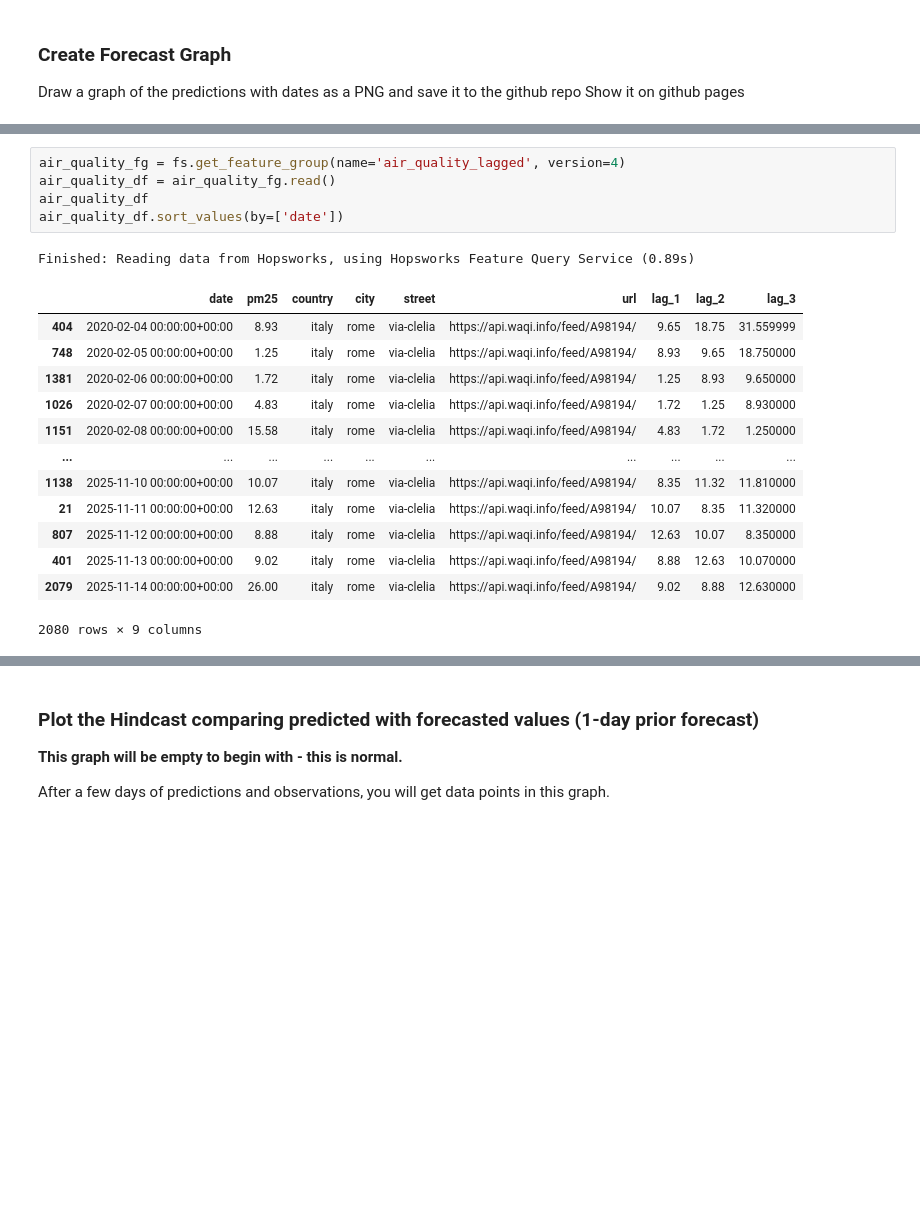
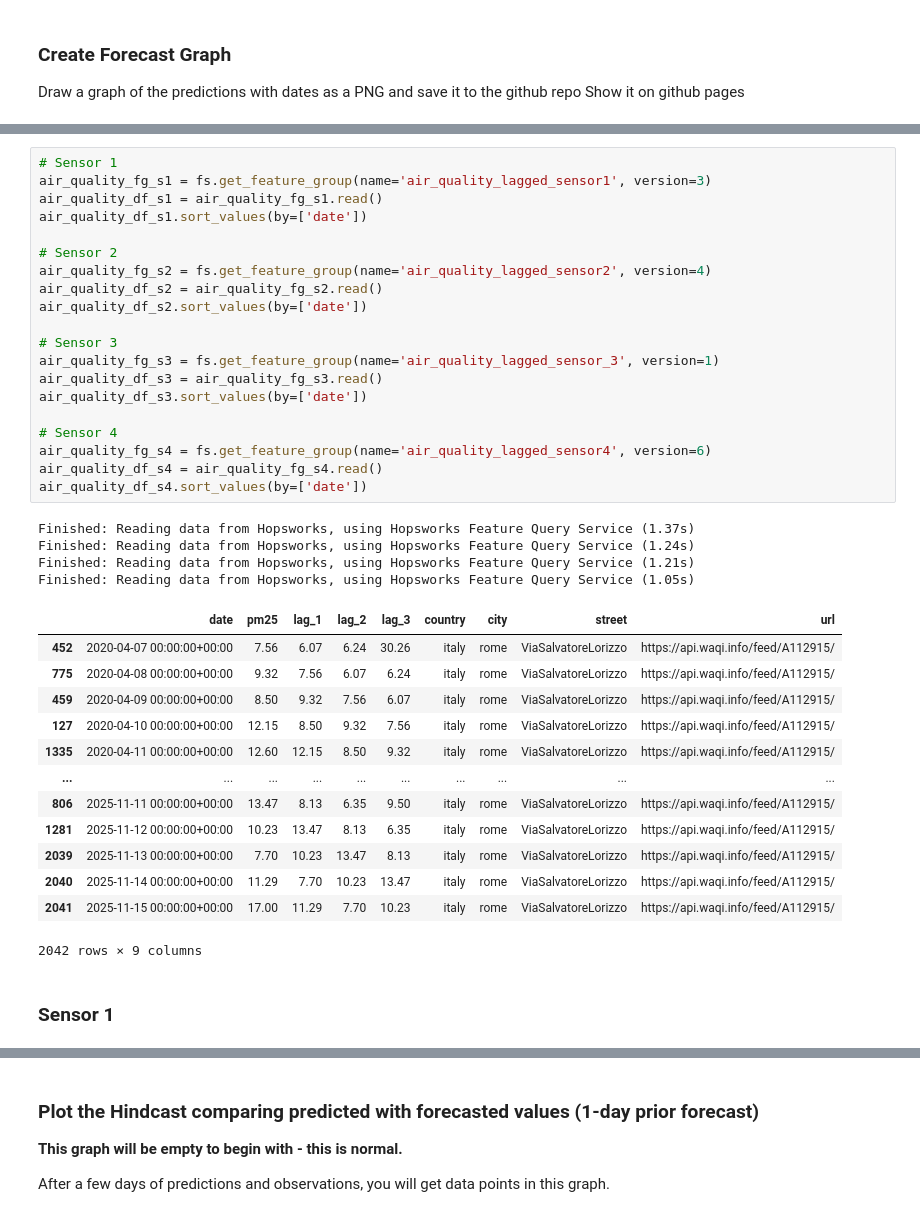
Before and after one commit to klari26/mlfs-book, a Jupyter notebook: notebooks/airquality/4_air_quality_batch_inference.ipynb, the cells around one changed output, grey strips where cells are left out. Drawn from its saved outputs; the diff is of its cells as text; blank space fills up the shorter version.

```diff
--- a/notebooks/airquality/4_air_quality_batch_inference.ipynb
+++ b/notebooks/airquality/4_air_quality_batch_inference.ipynb
@@ -355,21 +902,41 @@ Finished: Reading data from Hopsworks, using Hopsworks Feature Query Service (1.
 # %%
-air_quality_fg = fs.get_feature_group(name='air_quality_lagged', version=4)
-air_quality_df = air_quality_fg.read()
-air_quality_df
-air_quality_df.sort_values(by=['date'])
+# Sensor 1
+air_quality_fg_s1 = fs.get_feature_group(name='air_quality_lagged_sensor1', version=3)
+air_quality_df_s1 = air_quality_fg_s1.read()
+air_quality_df_s1.sort_values(by=['date'])
+
+# Sensor 2
+air_quality_fg_s2 = fs.get_feature_group(name='air_quality_lagged_sensor2', version=4)
+air_quality_df_s2 = air_quality_fg_s2.read()
+air_quality_df_s2.sort_values(by=['date'])
+
+# Sensor 3
+air_quality_fg_s3 = fs.get_feature_group(name='air_quality_lagged_sensor_3', version=1)
+air_quality_df_s3 = air_quality_fg_s3.read()
+air_quality_df_s3.sort_values(by=['date'])
+
+# Sensor 4
+air_quality_fg_s4 = fs.get_feature_group(name='air_quality_lagged_sensor4', version=6)
+air_quality_df_s4 = air_quality_fg_s4.read()
+air_quality_df_s4.sort_values(by=['date'])
 # %% [output]
-Finished: Reading data from Hopsworks, using Hopsworks Feature Query Service (0.89s)
+Finished: Reading data from Hopsworks, using Hopsworks Feature Query Service (1.37s)
+Finished: Reading data from Hopsworks, using Hopsworks Feature Query Service (1.24s)
+Finished: Reading data from Hopsworks, using Hopsworks Feature Query Service (1.21s)
+Finished: Reading data from Hopsworks, using Hopsworks Feature Query Service (1.05s)
-|  | date | pm25 | country | city | street | url | lag_1 | lag_2 | lag_3 |
-| 404 | 2020-02-04 00:00:00+00:00 | 8.93 | italy | rome | via-clelia | https://api.waqi.info/feed/A98194/ | 9.65 | 18.75 | 31.559999 |
-| 748 | 2020-02-05 00:00:00+00:00 | 1.25 | italy | rome | via-clelia | https://api.waqi.info/feed/A98194/ | 8.93 | 9.65 | 18.750000 |
-| 1381 | 2020-02-06 00:00:00+00:00 | 1.72 | italy | rome | via-clelia | https://api.waqi.info/feed/A98194/ | 1.25 | 8.93 | 9.650000 |
-| 1026 | 2020-02-07 00:00:00+00:00 | 4.83 | italy | rome | via-clelia | https://api.waqi.info/feed/A98194/ | 1.72 | 1.25 | 8.930000 |
-| 1151 | 2020-02-08 00:00:00+00:00 | 15.58 | italy | rome | via-clelia | https://api.waqi.info/feed/A98194/ | 4.83 | 1.72 | 1.250000 |
+|  | date | pm25 | lag_1 | lag_2 | lag_3 | country | city | street | url |
+| 452 | 2020-04-07 00:00:00+00:00 | 7.56 | 6.07 | 6.24 | 30.26 | italy | rome | ViaSalvatoreLorizzo | https://api.waqi.info/feed/A112915/ |
+| 775 | 2020-04-08 00:00:00+00:00 | 9.32 | 7.56 | 6.07 | 6.24 | italy | rome | ViaSalvatoreLorizzo | https://api.waqi.info/feed/A112915/ |
+| 459 | 2020-04-09 00:00:00+00:00 | 8.50 | 9.32 | 7.56 | 6.07 | italy | rome | ViaSalvatoreLorizzo | https://api.waqi.info/feed/A112915/ |
+| 127 | 2020-04-10 00:00:00+00:00 | 12.15 | 8.50 | 9.32 | 7.56 | italy | rome | ViaSalvatoreLorizzo | https://api.waqi.info/feed/A112915/ |
+| 1335 | 2020-04-11 00:00:00+00:00 | 12.60 | 12.15 | 8.50 | 9.32 | italy | rome | ViaSalvatoreLorizzo | https://api.waqi.info/feed/A112915/ |
 | ... | ... | ... | ... | ... | ... | ... | ... | ... | ... |
-| 1138 | 2025-11-10 00:00:00+00:00 | 10.07 | italy | rome | via-clelia | https://api.waqi.info/feed/A98194/ | 8.35 | 11.32 | 11.810000 |
-| 21 | 2025-11-11 00:00:00+00:00 | 12.63 | italy | rome | via-clelia | https://api.waqi.info/feed/A98194/ | 10.07 | 8.35 | 11.320000 |
-| 807 | 2025-11-12 00:00:00+00:00 | 8.88 | italy | rome | via-clelia | https://api.waqi.info/feed/A98194/ | 12.63 | 10.07 | 8.350000 |
-| 401 | 2025-11-13 00:00:00+00:00 | 9.02 | italy | rome | via-clelia | https://api.waqi.info/feed/A98194/ | 8.88 | 12.63 | 10.070000 |
-| 2079 | 2025-11-14 00:00:00+00:00 | 26.00 | italy | rome | via-clelia | https://api.waqi.info/feed/A98194/ | 9.02 | 8.88 | 12.630000 |
+| 806 | 2025-11-11 00:00:00+00:00 | 13.47 | 8.13 | 6.35 | 9.50 | italy | rome | ViaSalvatoreLorizzo | https://api.waqi.info/feed/A112915/ |
+| 1281 | 2025-11-12 00:00:00+00:00 | 10.23 | 13.47 | 8.13 | 6.35 | italy | rome | ViaSalvatoreLorizzo | https://api.waqi.info/feed/A112915/ |
+| 2039 | 2025-11-13 00:00:00+00:00 | 7.70 | 10.23 | 13.47 | 8.13 | italy | rome | ViaSalvatoreLorizzo | https://api.waqi.info/feed/A112915/ |
+| 2040 | 2025-11-14 00:00:00+00:00 | 11.29 | 7.70 | 10.23 | 13.47 | italy | rome | ViaSalvatoreLorizzo | https://api.waqi.info/feed/A112915/ |
+| 2041 | 2025-11-15 00:00:00+00:00 | 17.00 | 11.29 | 7.70 | 10.23 | italy | rome | ViaSalvatoreLorizzo | https://api.waqi.info/feed/A112915/ |
-2080 rows × 9 columns
+2042 rows × 9 columns
+# %% [markdown]
+### Sensor 1
 # %%
```
Also changed, not shown: parts of 56 cells of this notebook, 37 other files.
